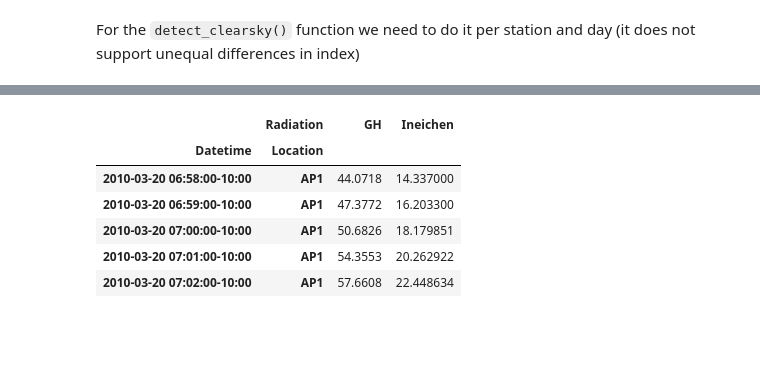
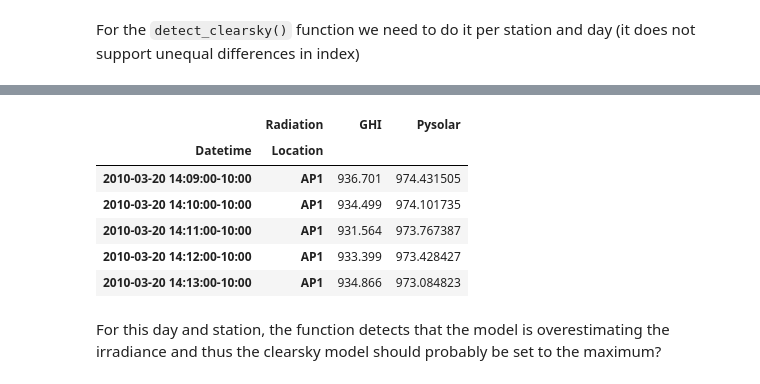
Before and after one commit to albertotb/solar, a Jupyter notebook: notebooks/clearsky.ipynb, the cells around one changed output, grey strips where cells are left out. Saved outputs shown, nothing was run; the diff lists cells and outputs as text; code cells hidden in the pictures; blank space fills up the shorter version.

```diff
--- a/notebooks/clearsky.ipynb
+++ b/notebooks/clearsky.ipynb
@@ -37 +44,4 @@ df['GH'] = df['GH'].where(df['GH'] >= 0, other=0)
+# %%
+df1['Kasten_UCM']   = 910 * np.sin(np.radians(df1['Altitude']))
+df1['Haurwitz_UCM'] = 1098 * np.sin(np.radians(df1['Altitude'])) * np.exp(-0.057 / (np.sin(np.radians(df1['Altitude']))))
 # %%
@@ -49,3 +58,0 @@ df.describe().style
-# %%
-df1 = df.unstack().between_time('7:30', '17:30').stack()
-df1.shape
@@ -61,11 +68,11 @@ Statistics for the different clearsky models:
 We compute the main descriptive statistics plus the number of times the GHI is greater than the clearsky model. We also check if the clearsky model returns a GHI of 0 when the sensor has a value greater than 0 (`#CS=0`)
 # %%
 res = []
-for clearsky in ('ClearSky', 'Ineichen', 'Haurwitz', 'Solis'):
+for clearsky in ('Pysolar', 'Ineichen', 'Haurwitz', 'Solis', 'Haurwitz_UCM', 'Kasten_UCM'):
     name = 'GHI_{}'.format(clearsky)
-    cs = df1.loc[~np.isclose(df1['GH'], 0) &  np.isclose(df1[clearsky], 0), ['GH', clearsky]]
+    cs = df1.loc[~np.isclose(df1['GHI'], 0) &  np.isclose(df1[clearsky], 0), ['GHI', clearsky]]
 
-    df1[name] = np.where(np.isclose(df1[clearsky], 0), 1, df1['GH']/df1[clearsky])
+    df1[name] = np.where(np.isclose(df1[clearsky], 0), 1, df1['GHI']/df1[clearsky])
 
     summ = df1[name].describe()
     q90, q99 = df1[name].quantile(q=[0.9, 0.99])
@@ -99,9 +106,9 @@ pd.concat(res, axis=1, sort=False).style
 For the `detect_clearsky()` function we need to do it per station and day (it does not support unequal differences in index)
 # %%
 with timer():
-    cs = pvlib.clearsky.detect_clearsky(df.loc[('2010-03-20', 'AP1'), 'GH'],
-                                        df.loc[('2010-03-20', 'AP1'), 'Ineichen'],
-                                        df.loc[('2010-03-20', 'AP1'), 'GH'].index.get_level_values('Datetime'),
+    cs = pvlib.clearsky.detect_clearsky(df1.loc[('2010-03-20', 'AP1'), 'GHI'],
+                                        df1.loc[('2010-03-20', 'AP1'), 'Pysolar'],
+                                        df1.loc[('2010-03-20', 'AP1'), 'GHI'].index.get_level_values('Datetime'),
                                         10)
 # %% [output]
         To keep the old behavior, pass 'dtype="datetime64[ns]"'.
@@ -110,10 +117,12 @@ Elapsed time (s): 78.389561
 # %%
-df.loc[('2010-03-20', 'AP1'), ['GH', 'Ineichen']].loc[cs.to_numpy()].head()
+df1.loc[('2010-03-20', 'AP1'), ['GHI', 'Pysolar']].loc[cs.to_numpy()].head()
 # %% [output]
-|  | Radiation | GH | Ineichen |
+|  | Radiation | GHI | Pysolar |
 | Datetime | Location |  |  |
-| 2010-03-20 06:58:00-10:00 | AP1 | 44.0718 | 14.337000 |
-| 2010-03-20 06:59:00-10:00 | AP1 | 47.3772 | 16.203300 |
-| 2010-03-20 07:00:00-10:00 | AP1 | 50.6826 | 18.179851 |
-| 2010-03-20 07:01:00-10:00 | AP1 | 54.3553 | 20.262922 |
-| 2010-03-20 07:02:00-10:00 | AP1 | 57.6608 | 22.448634 |
+| 2010-03-20 14:09:00-10:00 | AP1 | 936.701 | 974.431505 |
+| 2010-03-20 14:10:00-10:00 | AP1 | 934.499 | 974.101735 |
+| 2010-03-20 14:11:00-10:00 | AP1 | 931.564 | 973.767387 |
+| 2010-03-20 14:12:00-10:00 | AP1 | 933.399 | 973.428427 |
+| 2010-03-20 14:13:00-10:00 | AP1 | 934.866 | 973.084823 |
+# %% [markdown]
+For this day and station, the function detects that the model is overestimating the irradiance and thus the clearsky model should probably be set to the maximum?
```
Also changed, not shown: parts of 13 cells of this notebook.
